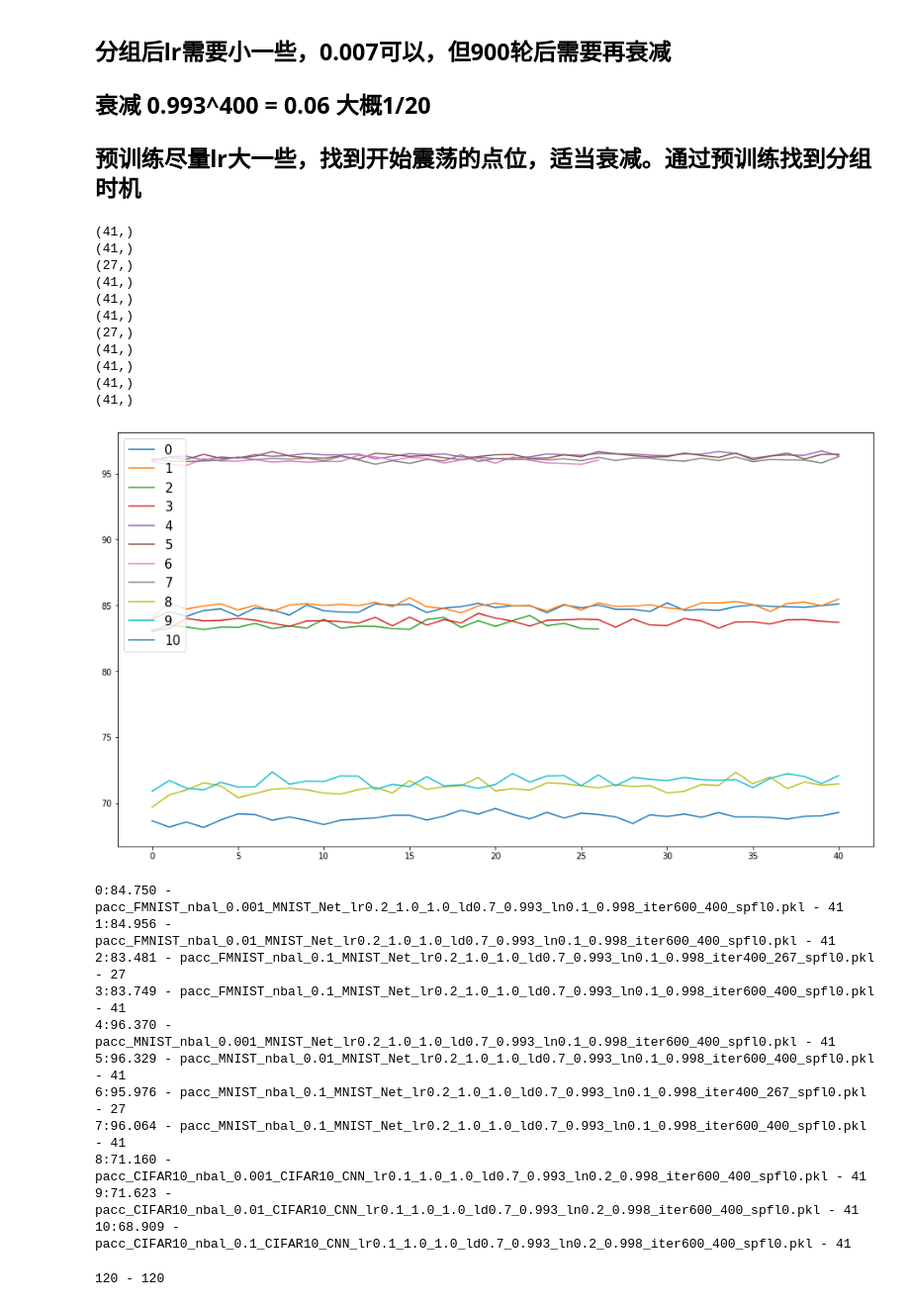
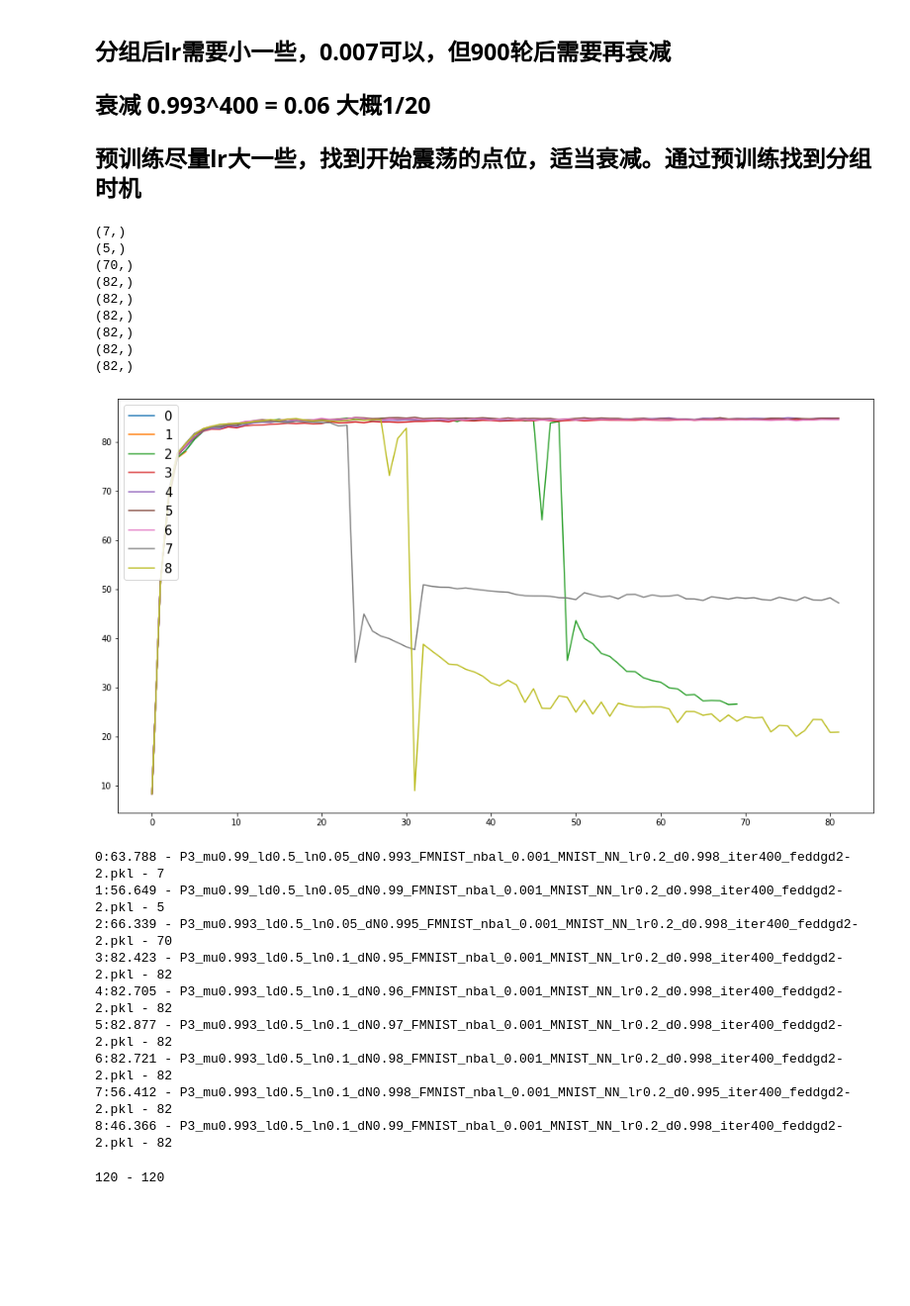
Before and after one commit to Yandy61/myPFL, a Jupyter notebook: pltShow.ipynb, the cells around one changed output. Shown at 99% size. Drawn from its saved outputs; the diff is of its cells as text; code cells hidden in the pictures; blank space fills up the shorter version.

```diff
--- a/pltShow.ipynb
+++ b/pltShow.ipynb
@@ -40,7 +40,7 @@ for root, dirs, files in os.walk(file_path):
     for file in files:
 #         if 'P3' in file and '' in file and '0.001' in file and 'FMNIST' in file:
 #       if 'dc' in file and 'MNIST' in file and '_MNIST_nbal_0.1' in file:
-      if 'pacc' in file and 'spfl0' in file:
+      if 'dgd2-2' in file and 'FMNIST' in file and '' in file:
             g.append(file)
 
 # g = np.sort(np.array(g))
@@ -71,56 +71,52 @@ plt.figure(figsize=(16, 9)) # 设置整个图像的尺寸（长高分别为6、5
 
 idxs = range(len(infs))
 
 for index in idxs:
     plt.plot(infs[index],label = f"{index}")
 
 # plt.plot(np.array(pickle.load(
 #     open(file_path + "P3_mu0.995_ld0.3_ln0.1_dN0.998_MNIST_nbal_0.001_MNIST_Net_lr0.2_d1.0_iter600_expA3_4.pkl", 'rb')
 # ), dtype=object),label = "old0.001")
 
 
 # plt.plot(np.array(pickle.load(
 #     open(file_path + "P3_mu0.995_ld0.3_ln0.1_dN0.998_MNIST_nbal_0.01_MNIST_Net_lr0.2_d1.0_iter600_expA3_4.pkl", 'rb')
 # ), dtype=object),label = "old0.01")
 
 font1 = {
     'weight' : 'normal',
     'size'   : 15,
 }
 plt.legend(loc = "upper left", prop=font1) # 设置信息框
 
 # plt.xlim(xmin = 4, xmax=6)
 # plt.ylim(ymin = 50, ymax=65)
 
 plt.show()
 
 for idx, name in enumerate(infx):
 #     print(f"{idx}:{infs[idx][-1]:.3f} - {name} - {len(infs[idx])}")
     print(f"{idx}:{np.mean(infs[idx]):.3f} - {name} - {len(infs[idx])}")
 # %% [output]
-(41,)
-(41,)
-(27,)
-(41,)
-(41,)
-(41,)
-(27,)
-(41,)
-(41,)
-(41,)
-(41,)
+(7,)
+(5,)
+(70,)
+(82,)
+(82,)
+(82,)
+(82,)
+(82,)
+(82,)
-[figure, old version]
+[figure, new version]
-0:84.750 - pacc_FMNIST_nbal_0.001_MNIST_Net_lr0.2_1.0_1.0_ld0.7_0.993_ln0.1_0.998_iter600_400_spfl0.pkl - 41
-1:84.956 - pacc_FMNIST_nbal_0.01_MNIST_Net_lr0.2_1.0_1.0_ld0.7_0.993_ln0.1_0.998_iter600_400_spfl0.pkl - 41
-2:83.481 - pacc_FMNIST_nbal_0.1_MNIST_Net_lr0.2_1.0_1.0_ld0.7_0.993_ln0.1_0.998_iter400_267_spfl0.pkl - 27
-3:83.749 - pacc_FMNIST_nbal_0.1_MNIST_Net_lr0.2_1.0_1.0_ld0.7_0.993_ln0.1_0.998_iter600_400_spfl0.pkl - 41
-4:96.370 - pacc_MNIST_nbal_0.001_MNIST_Net_lr0.2_1.0_1.0_ld0.7_0.993_ln0.1_0.998_iter600_400_spfl0.pkl - 41
-5:96.329 - pacc_MNIST_nbal_0.01_MNIST_Net_lr0.2_1.0_1.0_ld0.7_0.993_ln0.1_0.998_iter600_400_spfl0.pkl - 41
-6:95.976 - pacc_MNIST_nbal_0.1_MNIST_Net_lr0.2_1.0_1.0_ld0.7_0.993_ln0.1_0.998_iter400_267_spfl0.pkl - 27
-7:96.064 - pacc_MNIST_nbal_0.1_MNIST_Net_lr0.2_1.0_1.0_ld0.7_0.993_ln0.1_0.998_iter600_400_spfl0.pkl - 41
-8:71.160 - pacc_CIFAR10_nbal_0.001_CIFAR10_CNN_lr0.1_1.0_1.0_ld0.7_0.993_ln0.2_0.998_iter600_400_spfl0.pkl - 41
-9:71.623 - pacc_CIFAR10_nbal_0.01_CIFAR10_CNN_lr0.1_1.0_1.0_ld0.7_0.993_ln0.2_0.998_iter600_400_spfl0.pkl - 41
-10:68.909 - pacc_CIFAR10_nbal_0.1_CIFAR10_CNN_lr0.1_1.0_1.0_ld0.7_0.993_ln0.2_0.998_iter600_400_spfl0.pkl - 41
+0:63.788 - P3_mu0.99_ld0.5_ln0.05_dN0.993_FMNIST_nbal_0.001_MNIST_NN_lr0.2_d0.998_iter400_feddgd2-2.pkl - 7
+1:56.649 - P3_mu0.99_ld0.5_ln0.05_dN0.99_FMNIST_nbal_0.001_MNIST_NN_lr0.2_d0.998_iter400_feddgd2-2.pkl - 5
+2:66.339 - P3_mu0.993_ld0.5_ln0.05_dN0.995_FMNIST_nbal_0.001_MNIST_NN_lr0.2_d0.998_iter400_feddgd2-2.pkl - 70
+3:82.423 - P3_mu0.993_ld0.5_ln0.1_dN0.95_FMNIST_nbal_0.001_MNIST_NN_lr0.2_d0.998_iter400_feddgd2-2.pkl - 82
+4:82.705 - P3_mu0.993_ld0.5_ln0.1_dN0.96_FMNIST_nbal_0.001_MNIST_NN_lr0.2_d0.998_iter400_feddgd2-2.pkl - 82
+5:82.877 - P3_mu0.993_ld0.5_ln0.1_dN0.97_FMNIST_nbal_0.001_MNIST_NN_lr0.2_d0.998_iter400_feddgd2-2.pkl - 82
+6:82.721 - P3_mu0.993_ld0.5_ln0.1_dN0.98_FMNIST_nbal_0.001_MNIST_NN_lr0.2_d0.998_iter400_feddgd2-2.pkl - 82
+7:56.412 - P3_mu0.993_ld0.5_ln0.1_dN0.998_FMNIST_nbal_0.001_MNIST_NN_lr0.2_d0.995_iter400_feddgd2-2.pkl - 82
+8:46.366 - P3_mu0.993_ld0.5_ln0.1_dN0.99_FMNIST_nbal_0.001_MNIST_NN_lr0.2_d0.998_iter400_feddgd2-2.pkl - 82
 # %%
 # 第五章 实验图
 
```
Also changed, not shown: 10 other files.
